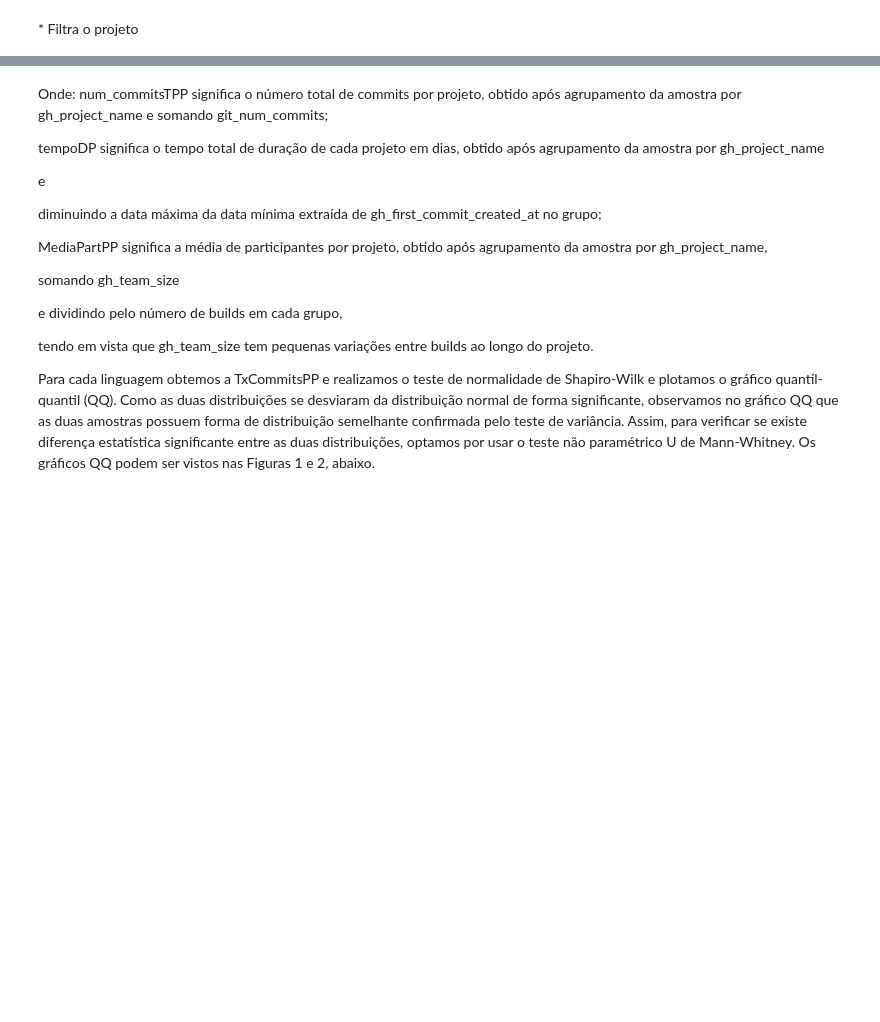
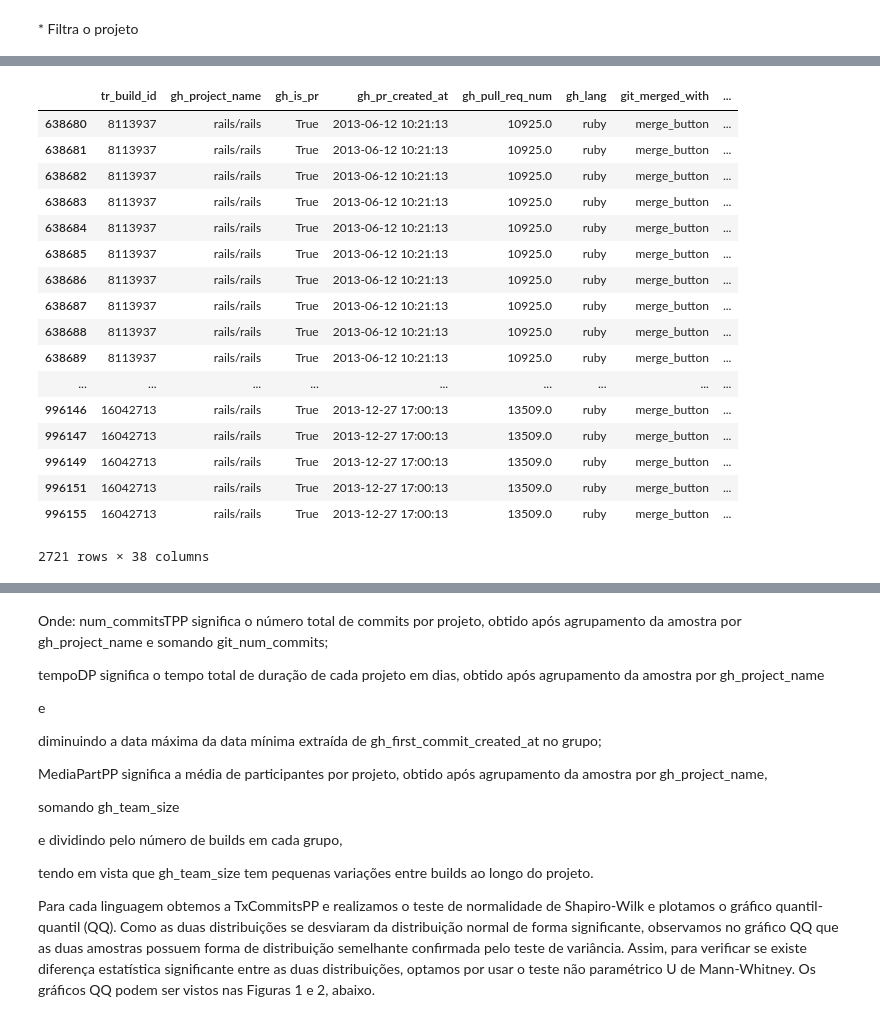
Before and after one commit to wagnernegrao/ci-analysis, a Jupyter notebook: ci_analysis.ipynb, the cells around one changed output, grey strips where cells are left out. Saved outputs shown, nothing was run; the diff lists cells and outputs as text; code cells hidden in the pictures; blank space fills up the shorter version.

Commit message:
Removendo as linhas NaN

```diff
--- a/ci_analysis.ipynb
+++ b/ci_analysis.ipynb
@@ -11,5 +9,5 @@ NameError: name 'process' is not defined
 # %%
-#dataset = pd.read_csv('travistorrent_11_1_2017.csv',sep=',', engine='c', nrows=3000000, na_values=str, keep_default_na = bool, encoding='utf-8')
+dataset = pd.read_csv('travistorrent_11_1_2017.csv',sep=',', engine='c', nrows=1000000, na_values=str, keep_default_na = bool, encoding='utf-8')
 # nrows=1000000
 '''
 Signature:
@@ -71,0 +64,21 @@ False
+# %%
+ruby_master.dropna() # Remove as linas NAN
+# %% [output]
+|  | tr_build_id | gh_project_name | gh_is_pr | gh_pr_created_at | gh_pull_req_num | gh_lang | git_merged_with | ... |
+| 638680 | 8113937 | rails/rails | True | 2013-06-12 10:21:13 | 10925.0 | ruby | merge_button | ... |
+| 638681 | 8113937 | rails/rails | True | 2013-06-12 10:21:13 | 10925.0 | ruby | merge_button | ... |
+| 638682 | 8113937 | rails/rails | True | 2013-06-12 10:21:13 | 10925.0 | ruby | merge_button | ... |
+| 638683 | 8113937 | rails/rails | True | 2013-06-12 10:21:13 | 10925.0 | ruby | merge_button | ... |
+| 638684 | 8113937 | rails/rails | True | 2013-06-12 10:21:13 | 10925.0 | ruby | merge_button | ... |
+| 638685 | 8113937 | rails/rails | True | 2013-06-12 10:21:13 | 10925.0 | ruby | merge_button | ... |
+| 638686 | 8113937 | rails/rails | True | 2013-06-12 10:21:13 | 10925.0 | ruby | merge_button | ... |
+| 638687 | 8113937 | rails/rails | True | 2013-06-12 10:21:13 | 10925.0 | ruby | merge_button | ... |
+| 638688 | 8113937 | rails/rails | True | 2013-06-12 10:21:13 | 10925.0 | ruby | merge_button | ... |
+| 638689 | 8113937 | rails/rails | True | 2013-06-12 10:21:13 | 10925.0 | ruby | merge_button | ... |
+| ... | ... | ... | ... | ... | ... | ... | ... | ... |
+| 996146 | 16042713 | rails/rails | True | 2013-12-27 17:00:13 | 13509.0 | ruby | merge_button | ... |
+| 996147 | 16042713 | rails/rails | True | 2013-12-27 17:00:13 | 13509.0 | ruby | merge_button | ... |
+| 996149 | 16042713 | rails/rails | True | 2013-12-27 17:00:13 | 13509.0 | ruby | merge_button | ... |
+| 996151 | 16042713 | rails/rails | True | 2013-12-27 17:00:13 | 13509.0 | ruby | merge_button | ... |
+| 996155 | 16042713 | rails/rails | True | 2013-12-27 17:00:13 | 13509.0 | ruby | merge_button | ... |
+2721 rows × 38 columns
```
Also changed, not shown: parts of 4 cells of this notebook.
